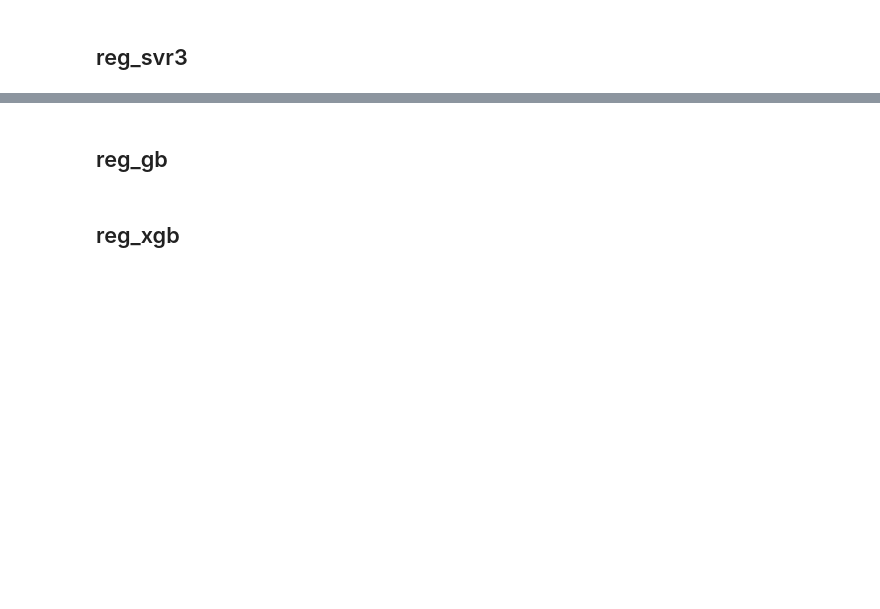
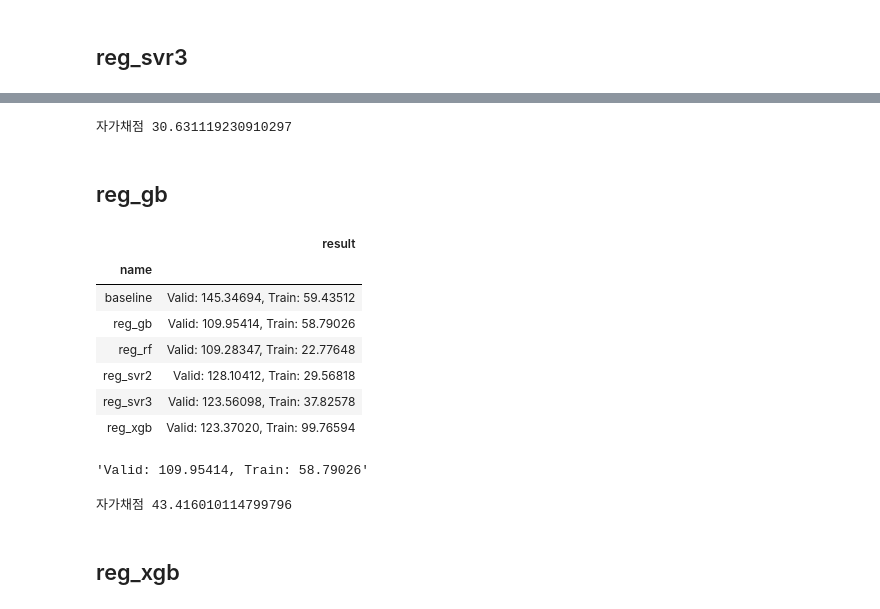
Before and after one commit to ok3/DS_lv3_2505_1, a Jupyter notebook: sec_ds_lv3_prob3_kaggle.ipynb, the cells around one changed output, grey strips where cells are left out. Saved outputs shown, nothing was run; the diff lists cells and outputs as text; code cells hidden in the pictures; blank space fills up the shorter version.

```diff
--- a/sec_ds_lv3_prob3_kaggle.ipynb
+++ b/sec_ds_lv3_prob3_kaggle.ipynb
@@ -196,6 +201,7 @@ from sklearn.preprocessing import StandardScaler, OneHotEncoder
 from sklearn.pipeline import make_pipeline
 from sklearn.metrics import mean_absolute_error
 
+hist = list()
 def eval_model(model_name, reg):
     """
         모델의 인스턴스를 받아 검증 결과(MAE)를 구합니다.
@@ -210,8 +216,16 @@ def eval_model(model_name, reg):
     Returns: str
         검증 결과(df_valid, df_train의 MAE)
     """
-    # TODO-with
-    return ""
+    reg.fit(df_train[X_all], df_train['target'])
+    result_str = 'Valid: {:.5f}, Train: {:.5f}'.format(
+        mean_absolute_error(df_valid['target'], reg.predict(df_valid[X_all])),
+        mean_absolute_error(df_train['target'], reg.predict(df_train[X_all]))
+    )
+    hist.append(
+        pd.Series([model_name, result_str], index = ['name', 'result'])
+    )
+    display(pd.DataFrame(hist).groupby('name').last())
+    return result_str
 
 def select_model(reg):
     """
@@ -224,8 +238,13 @@ def select_model(reg):
     Returns: 1차원 np.ndarray
         예측 결과
     """
-    # TODO-with
-    return np.zeros_like(s_kaggle_ans)
+    reg.fit(df_prob6_train[X_all], df_prob6_train['target'])
+    prd = reg.predict(df_prob6_test[X_all])
+    pd.DataFrame({
+        'DateHour': df_prob6_test['DateHour'],
+        'TotalHour': prd
+    }).to_csv('answer6.csv', index = None)
+    return prd
 # %% [markdown]
 # Step2: Baseline Model 모델을 만듭니다.
 
@@ -311,2 +379,8 @@ from sklearn.decomposition import PCA
+# %%
+prd = select_model(reg_svr3)
+# 자가 채점
+print("자가채점", mean_absolute_error(s_kaggle_ans, prd))
+# %% [output]
+자가채점 30.631119230910297
 # %% [markdown]
 ## reg_gb
@@ -322,3 +387,32 @@ X_gb = [i.strip() for i in X_gb.split(',')]
+# %%
+# GB: Gradient Boosting Tree 를 사용해봅니다.
+
+from sklearn.ensemble import GradientBoostingRegressor
+
+X_gb = "15분, 30분, 45분, 60분, DayName, Hour, AM, Weekend_yn, Holiday_yn, Avg, TotalHour, 생산량, 기온, 풍속, 습도, 강수량, 전기요금(계절), 공장인원, 인건비"
+X_gb = [i.strip() for i in X_gb.split(',')]
+
+ct = ColumnTransformer([
+    ('pt', 'passthrough', X_gb)
+])
+reg_gb = make_pipeline(ct, GradientBoostingRegressor(n_estimators=500, max_depth=6, learning_rate = 0.01))
+eval_model('reg_gb', reg_gb)
+# %% [output]
+|  | result |
+| name |  |
+| baseline | Valid: 145.34694, Train: 59.43512 |
+| reg_gb | Valid: 109.95414, Train: 58.79026 |
+| reg_rf | Valid: 109.28347, Train: 22.77648 |
+| reg_svr2 | Valid: 128.10412, Train: 29.56818 |
+| reg_svr3 | Valid: 123.56098, Train: 37.82578 |
+| reg_xgb | Valid: 123.37020, Train: 99.76594 |
+'Valid: 109.95414, Train: 58.79026'
+# %%
+prd = select_model(reg_gb)
+# 자가 채점
+print("자가채점", mean_absolute_error(s_kaggle_ans, prd))
+# %% [output]
+자가채점 43.416010114799796
 # %% [markdown]
 ## reg_xgb
 # %%
```
Also changed, not shown: parts of 15 cells of this notebook.
